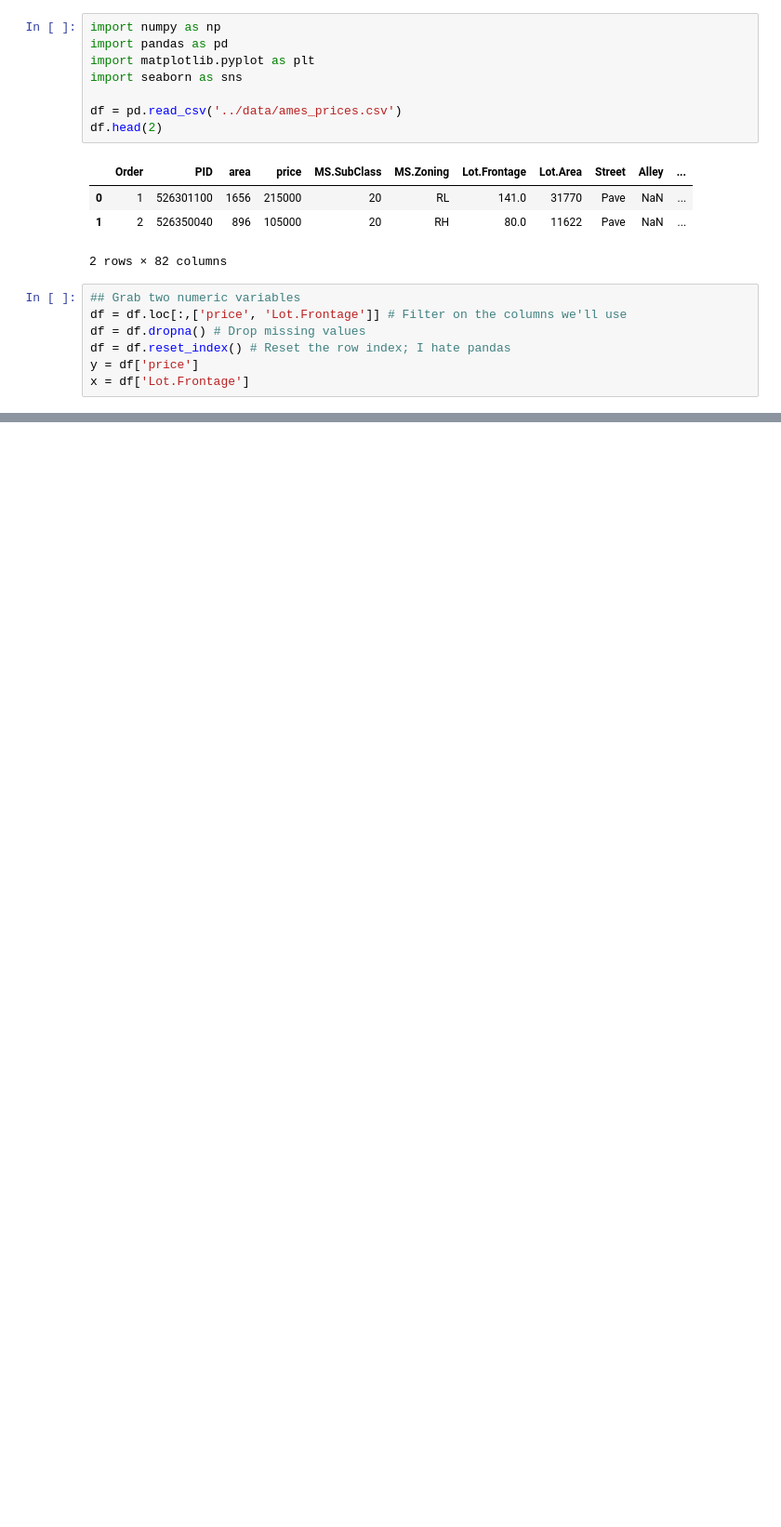
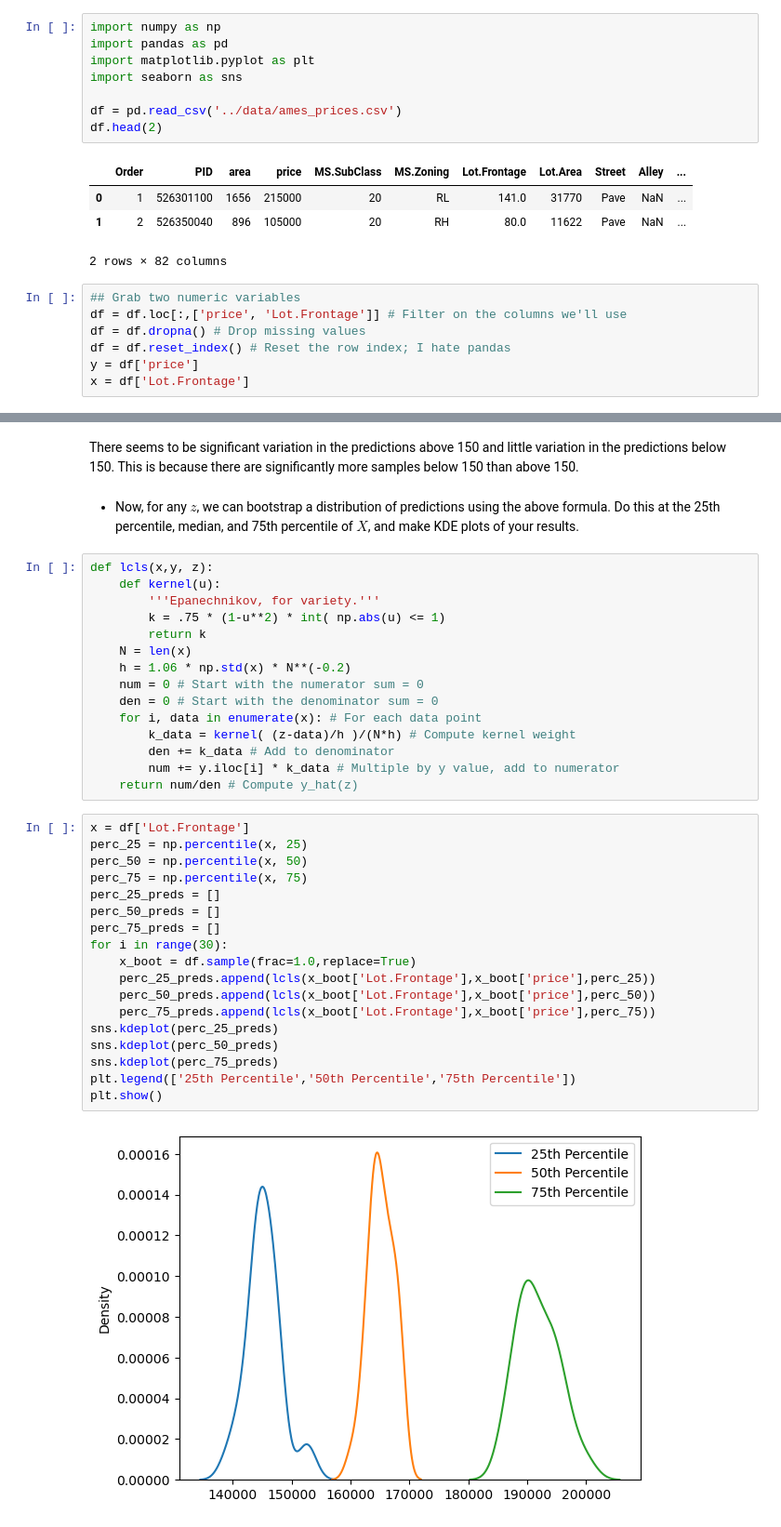
Before and after one commit to ds4e/understanding_uncertainty_assignments, a Jupyter notebook: assignment_4/exercise_4.ipynb, the cells around one changed output, grey strips where cells are left out. Shown at 93% size. Drawn from its saved outputs; the diff is of its cells as text; blank space fills up the shorter version.

```diff
--- a/assignment_4/exercise_4.ipynb
+++ b/assignment_4/exercise_4.ipynb
@@ -67,0 +73,39 @@ plt.show()
+# %% [markdown]
+There seems to be significant variation in the predictions above 150 and little variation in the predictions below 150. This is because there are significantly more samples below 150 than above 150.
+# %% [markdown]
+- Now, for any $z$, we can bootstrap a distribution of predictions using the above formula. Do this at the 25th percentile, median, and 75th percentile of $X$, and make KDE plots of your results.
+# %%
+def lcls(x,y, z):
+    def kernel(u):
+        '''Epanechnikov, for variety.'''
+        k = .75 * (1-u**2) * int( np.abs(u) <= 1)
+        return k
+    N = len(x)
+    h = 1.06 * np.std(x) * N**(-0.2)
+    num = 0 # Start with the numerator sum = 0
+    den = 0 # Start with the denominator sum = 0
+    for i, data in enumerate(x): # For each data point
+        k_data = kernel( (z-data)/h )/(N*h) # Compute kernel weight
+        den += k_data # Add to denominator
+        num += y.iloc[i] * k_data # Multiple by y value, add to numerator
+    return num/den # Compute y_hat(z)
+# %%
+x = df['Lot.Frontage']
+perc_25 = np.percentile(x, 25)
+perc_50 = np.percentile(x, 50)
+perc_75 = np.percentile(x, 75)
+perc_25_preds = []
+perc_50_preds = []
+perc_75_preds = []
+for i in range(30):
+    x_boot = df.sample(frac=1.0,replace=True)
+    perc_25_preds.append(lcls(x_boot['Lot.Frontage'],x_boot['price'],perc_25))
+    perc_50_preds.append(lcls(x_boot['Lot.Frontage'],x_boot['price'],perc_50))
+    perc_75_preds.append(lcls(x_boot['Lot.Frontage'],x_boot['price'],perc_75))
+sns.kdeplot(perc_25_preds)
+sns.kdeplot(perc_50_preds)
+sns.kdeplot(perc_75_preds)
+plt.legend(['25th Percentile','50th Percentile','75th Percentile'])
+plt.show()
+# %% [output]
+[figure, added]
```
Also changed, not shown: parts of 6 cells of this notebook.
